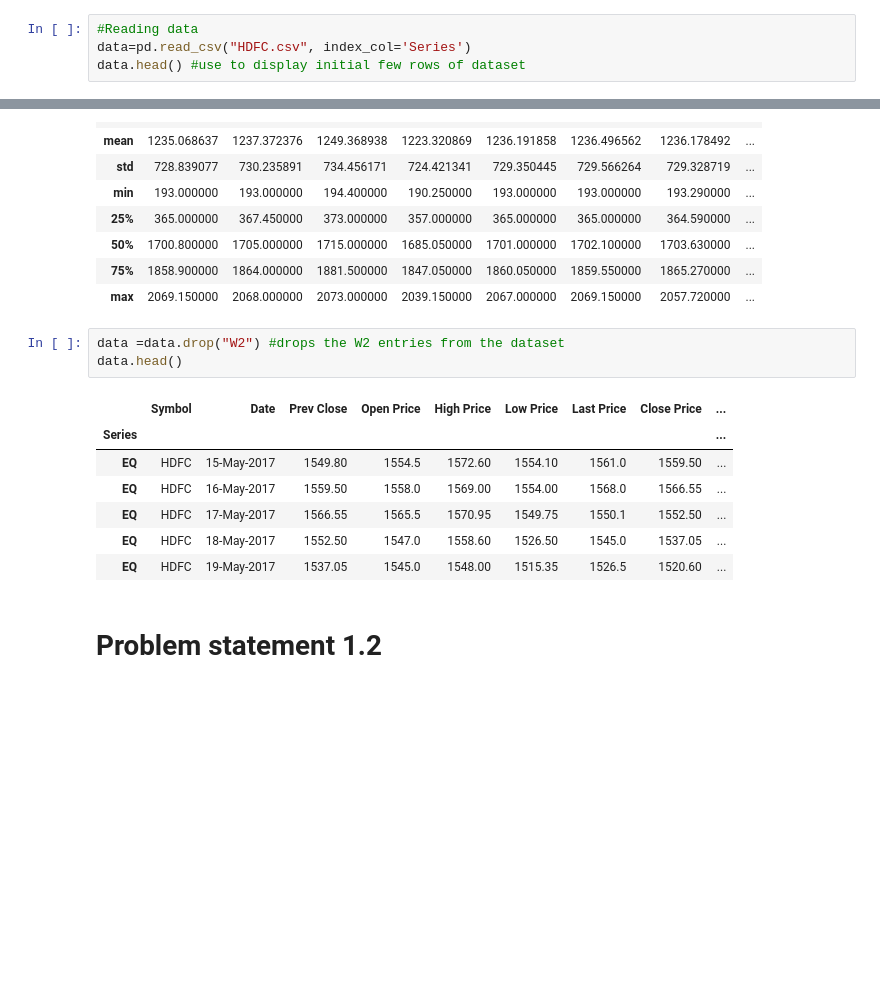
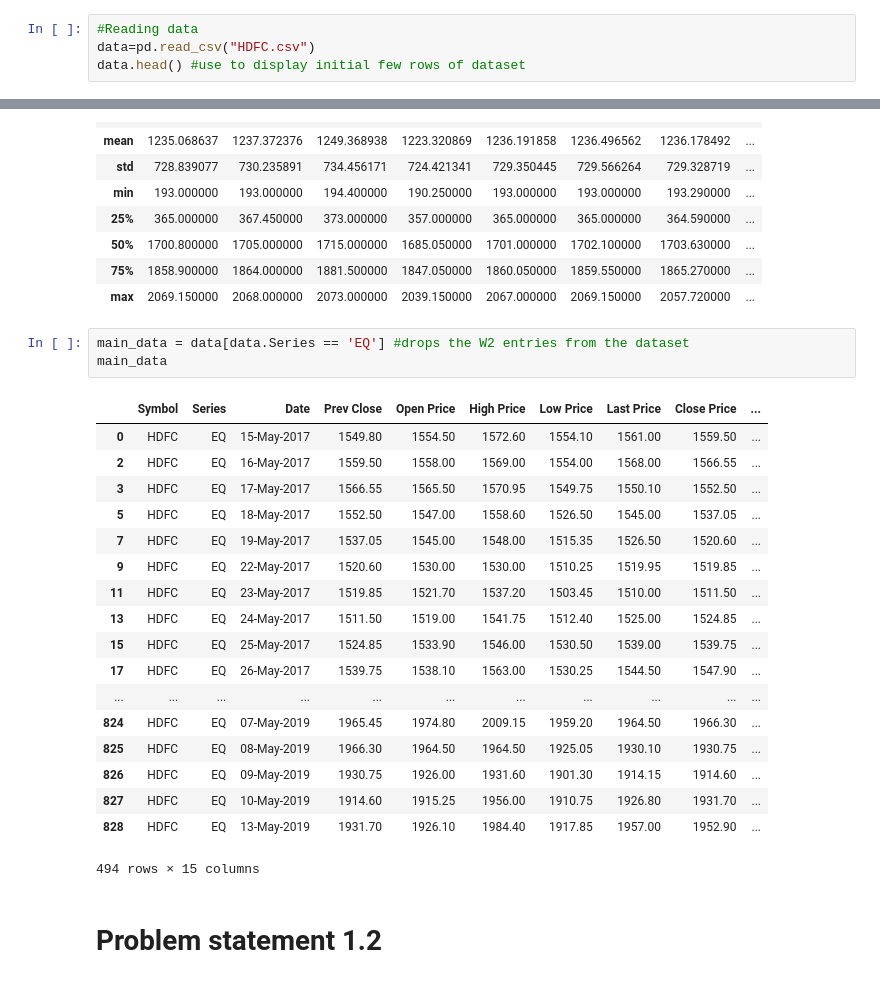
Before and after one commit to Rpythonista/Machine-Learning-Project-For-HDFC, a Jupyter notebook: ML_Internship_Module_1.ipynb, the cells around one changed output, grey strips where cells are left out. Cells and saved outputs as stored; diff of their text form; blank space fills up the shorter version.

```diff
--- a/ML_Internship_Module_1.ipynb
+++ b/ML_Internship_Module_1.ipynb
@@ -14,6 +14,6 @@ import numpy as np
 import datetime
 # %%
 #Reading data
-data=pd.read_csv("HDFC.csv", index_col='Series')
+data=pd.read_csv("HDFC.csv")
 data.head() #use to display initial few rows of dataset
 # %% [output]
@@ -47,16 +45,27 @@ data.describe() #use to display description and features of dataset
 | 75% | 1858.900000 | 1864.000000 | 1881.500000 | 1847.050000 | 1860.050000 | 1859.550000 | 1865.270000 | ... |
 | max | 2069.150000 | 2068.000000 | 2073.000000 | 2039.150000 | 2067.000000 | 2069.150000 | 2057.720000 | ... |
 # %%
-data =data.drop("W2") #drops the W2 entries from the dataset
-data.head()
+main_data = data[data.Series == 'EQ'] #drops the W2 entries from the dataset
+main_data
 # %% [output]
-|  | Symbol | Date | Prev Close | Open Price | High Price | Low Price | Last Price | Close Price | ... |
-| Series |  |  |  |  |  |  |  |  | ... |
-| EQ | HDFC | 15-May-2017 | 1549.80 | 1554.5 | 1572.60 | 1554.10 | 1561.0 | 1559.50 | ... |
-| EQ | HDFC | 16-May-2017 | 1559.50 | 1558.0 | 1569.00 | 1554.00 | 1568.0 | 1566.55 | ... |
-| EQ | HDFC | 17-May-2017 | 1566.55 | 1565.5 | 1570.95 | 1549.75 | 1550.1 | 1552.50 | ... |
-| EQ | HDFC | 18-May-2017 | 1552.50 | 1547.0 | 1558.60 | 1526.50 | 1545.0 | 1537.05 | ... |
-| EQ | HDFC | 19-May-2017 | 1537.05 | 1545.0 | 1548.00 | 1515.35 | 1526.5 | 1520.60 | ... |
+|  | Symbol | Series | Date | Prev Close | Open Price | High Price | Low Price | Last Price | Close Price | ... |
+| 0 | HDFC | EQ | 15-May-2017 | 1549.80 | 1554.50 | 1572.60 | 1554.10 | 1561.00 | 1559.50 | ... |
+| 2 | HDFC | EQ | 16-May-2017 | 1559.50 | 1558.00 | 1569.00 | 1554.00 | 1568.00 | 1566.55 | ... |
+| 3 | HDFC | EQ | 17-May-2017 | 1566.55 | 1565.50 | 1570.95 | 1549.75 | 1550.10 | 1552.50 | ... |
+| 5 | HDFC | EQ | 18-May-2017 | 1552.50 | 1547.00 | 1558.60 | 1526.50 | 1545.00 | 1537.05 | ... |
+| 7 | HDFC | EQ | 19-May-2017 | 1537.05 | 1545.00 | 1548.00 | 1515.35 | 1526.50 | 1520.60 | ... |
+| 9 | HDFC | EQ | 22-May-2017 | 1520.60 | 1530.00 | 1530.00 | 1510.25 | 1519.95 | 1519.85 | ... |
+| 11 | HDFC | EQ | 23-May-2017 | 1519.85 | 1521.70 | 1537.20 | 1503.45 | 1510.00 | 1511.50 | ... |
+| 13 | HDFC | EQ | 24-May-2017 | 1511.50 | 1519.00 | 1541.75 | 1512.40 | 1525.00 | 1524.85 | ... |
+| 15 | HDFC | EQ | 25-May-2017 | 1524.85 | 1533.90 | 1546.00 | 1530.50 | 1539.00 | 1539.75 | ... |
+| 17 | HDFC | EQ | 26-May-2017 | 1539.75 | 1538.10 | 1563.00 | 1530.25 | 1544.50 | 1547.90 | ... |
+| ... | ... | ... | ... | ... | ... | ... | ... | ... | ... | ... |
+| 824 | HDFC | EQ | 07-May-2019 | 1965.45 | 1974.80 | 2009.15 | 1959.20 | 1964.50 | 1966.30 | ... |
+| 825 | HDFC | EQ | 08-May-2019 | 1966.30 | 1964.50 | 1964.50 | 1925.05 | 1930.10 | 1930.75 | ... |
+| 826 | HDFC | EQ | 09-May-2019 | 1930.75 | 1926.00 | 1931.60 | 1901.30 | 1914.15 | 1914.60 | ... |
+| 827 | HDFC | EQ | 10-May-2019 | 1914.60 | 1915.25 | 1956.00 | 1910.75 | 1926.80 | 1931.70 | ... |
+| 828 | HDFC | EQ | 13-May-2019 | 1931.70 | 1926.10 | 1984.40 | 1917.85 | 1957.00 | 1952.90 | ... |
+494 rows × 15 columns
 # %% [markdown]
 # Problem statement 1.2
 # %% [markdown]
```
Also changed, not shown: parts of 18 cells of this notebook.
